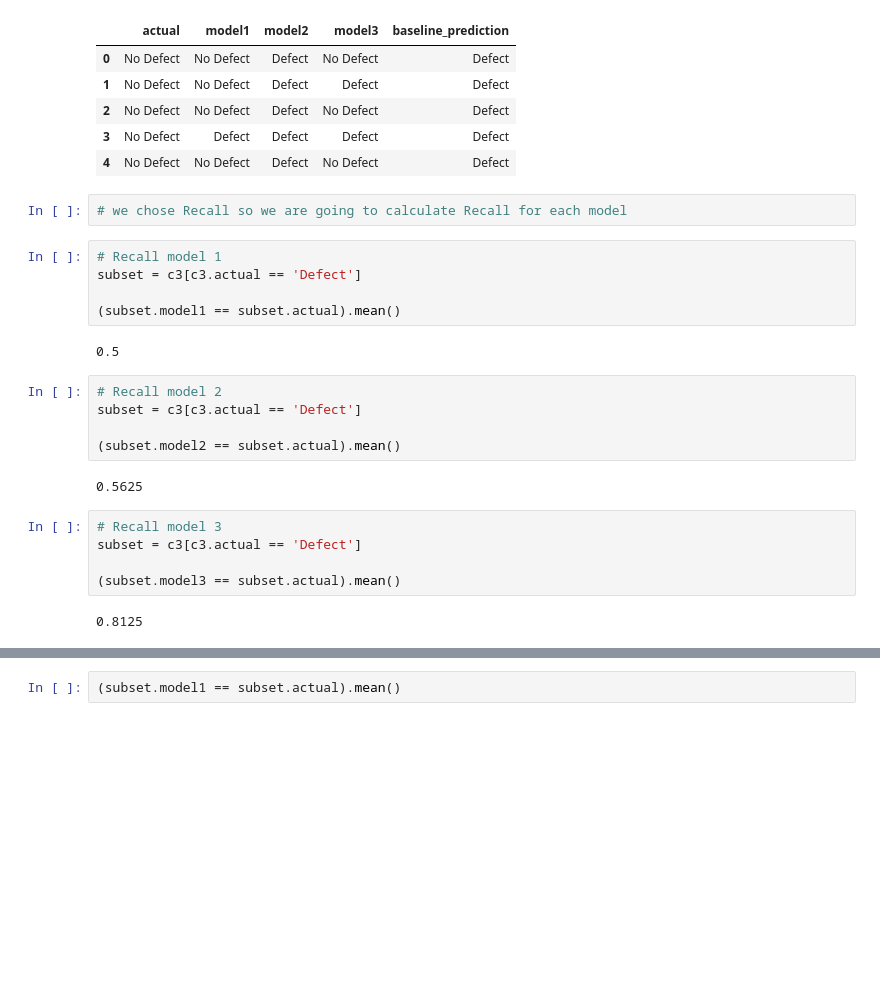
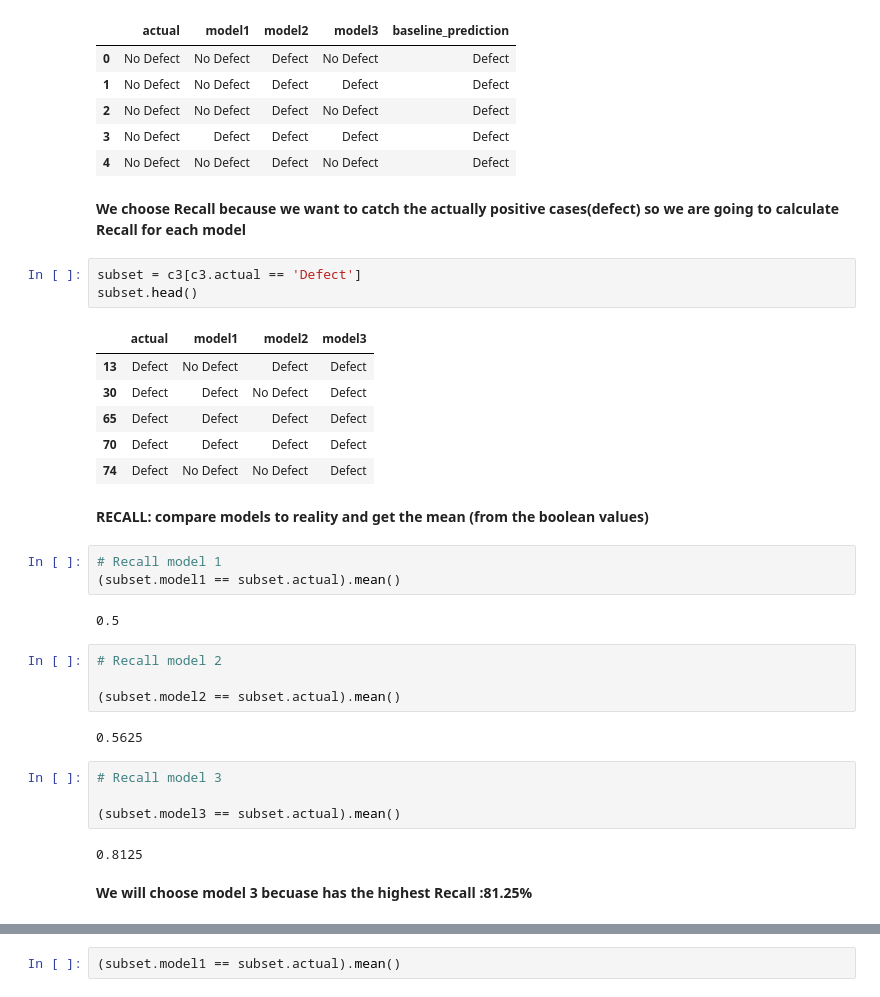
Before and after one commit to cindyvillanuevads/classification-exercises, a Jupyter notebook: model_evaluation.ipynb, the cells around one changed output, grey strips where cells are left out. Drawn from its saved outputs; the diff is of its cells as text; blank space fills up the shorter version.

```diff
--- a/model_evaluation.ipynb
+++ b/model_evaluation.ipynb
@@ -141,26 +211,36 @@ c3.head()
 | 2 | No Defect | No Defect | Defect | No Defect | Defect |
 | 3 | No Defect | Defect | Defect | Defect | Defect |
 | 4 | No Defect | No Defect | Defect | No Defect | Defect |
-# %%
-# we chose Recall so we are going to calculate Recall for each model
+# %% [markdown]
+**We choose Recall  because we want to catch the actually positive cases(defect) so we are going to calculate Recall for each model**
+# %%
+subset = c3[c3.actual == 'Defect']
+subset.head()
+# %% [output]
+|  | actual | model1 | model2 | model3 |
+| 13 | Defect | No Defect | Defect | Defect |
+| 30 | Defect | Defect | No Defect | Defect |
+| 65 | Defect | Defect | Defect | Defect |
+| 70 | Defect | Defect | Defect | Defect |
+| 74 | Defect | No Defect | No Defect | Defect |
+# %% [markdown]
+**RECALL: compare models to reality and get the mean (from the boolean values)**
 # %%
 # Recall model 1
-subset = c3[c3.actual == 'Defect']
-
 (subset.model1 == subset.actual).mean()
 # %% [output]
 0.5
 # %%
 # Recall model 2
-subset = c3[c3.actual == 'Defect']
 
 (subset.model2 == subset.actual).mean()
 # %% [output]
 0.5625
 # %%
 # Recall model 3
-subset = c3[c3.actual == 'Defect']
 
 (subset.model3 == subset.actual).mean()
 # %% [output]
 0.8125
+# %% [markdown]
+**We will choose model 3  becuase has the highest Recall :81.25%**
```
Also changed, not shown: parts of 60 cells of this notebook.
